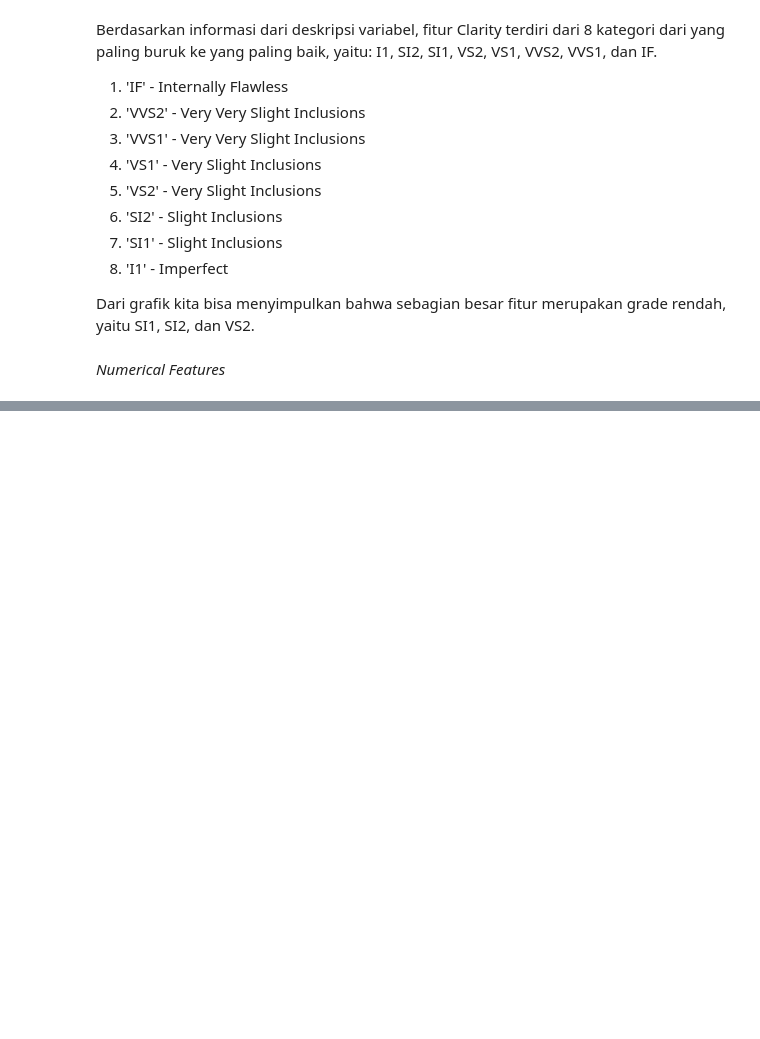
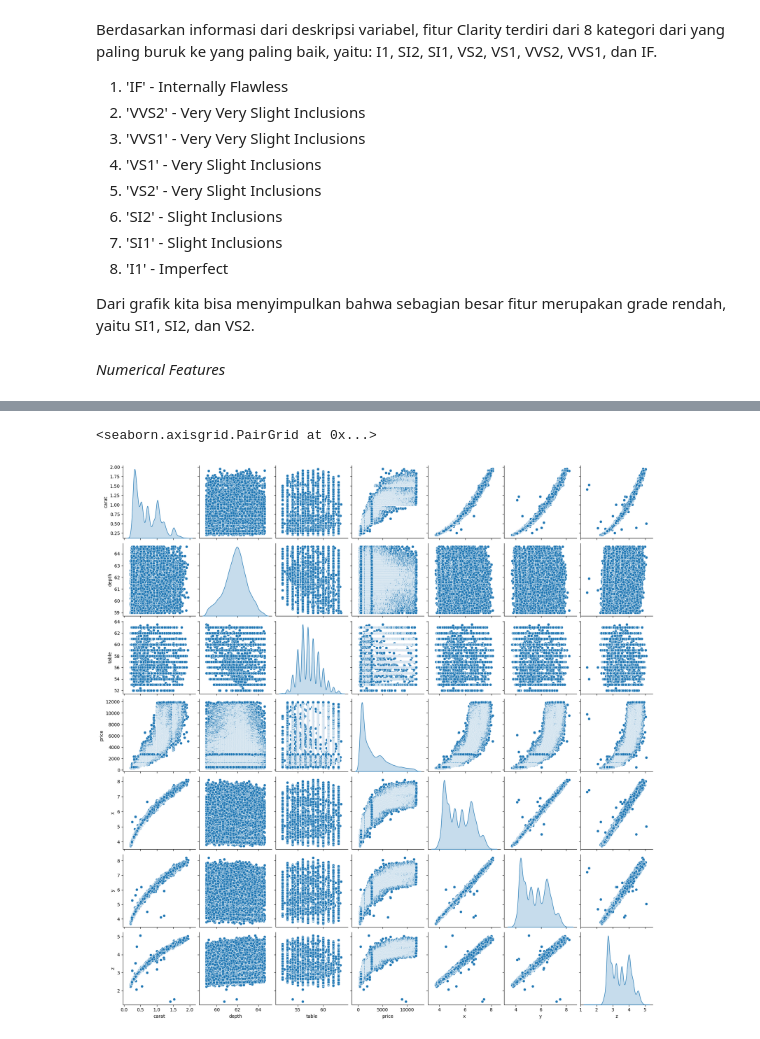
Before and after one commit to miftahfadil/Predictive-Analytics-Diamond-Prices, a Jupyter notebook: exploratory_data_analysis_diamond_prices.ipynb, the cells around one changed output, grey strips where cells are left out. Cells and saved outputs as stored; diff of their text form; code cells hidden in the pictures; blank space fills up the shorter version.

```diff
--- a/exploratory_data_analysis_diamond_prices.ipynb
+++ b/exploratory_data_analysis_diamond_prices.ipynb
@@ -268,0 +317,6 @@ _Numerical Features_
+# %%
+# Mengamati hubungan antar fitur numerik dengan fungsi pairplot()
+sns.pairplot(diamonds_dataset, diag_kind = 'kde')
+# %% [output]
+<seaborn.axisgrid.PairGrid at 0x...>
+[figure, added]
```
Also changed, not shown: parts of 13 cells of this notebook, 1 other file.
